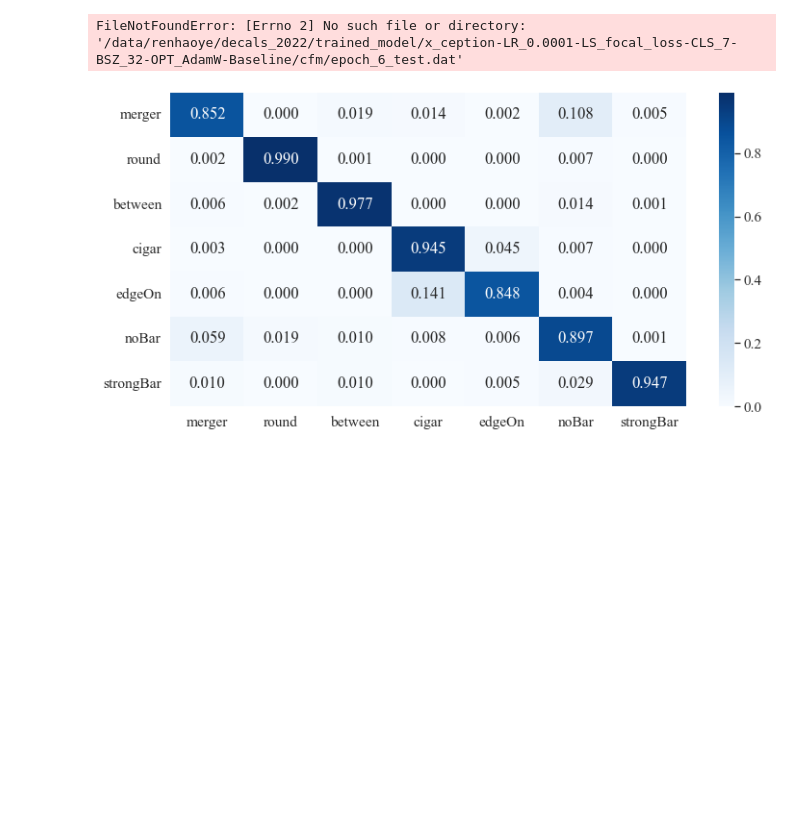
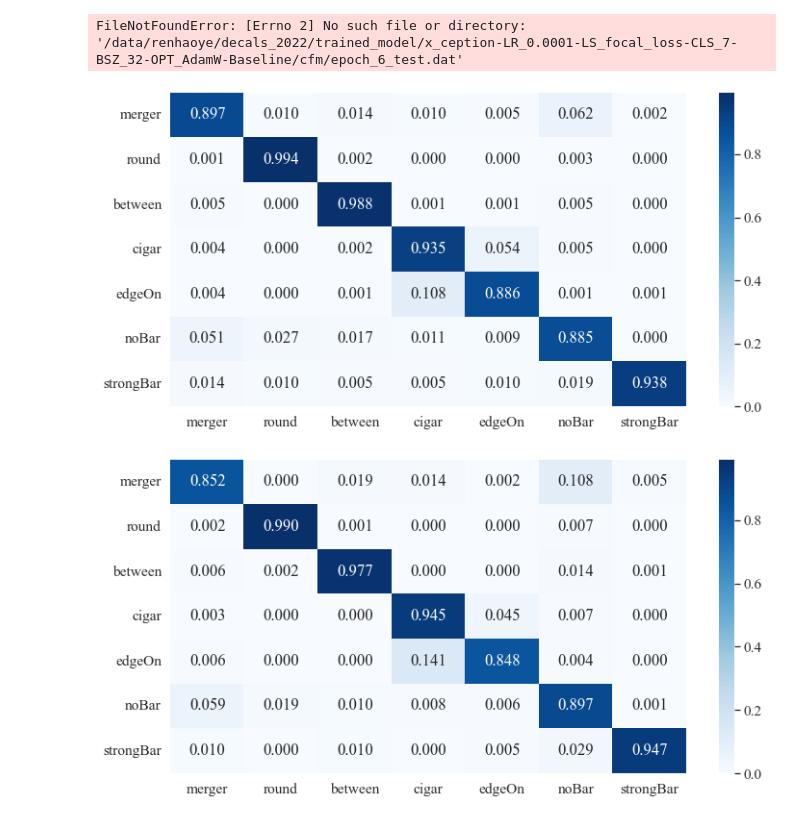
Before and after one commit to Astro-Astre/Pixel-based_DeepLearningTechnic, a Jupyter notebook: plt/plot.ipynb, the cells around one changed output. Saved outputs shown, nothing was run; the diff lists cells and outputs as text; code cells hidden in the pictures; blank space fills up the shorter version.

```diff
--- a/plt/plot.ipynb
+++ b/plt/plot.ipynb
@@ -849,6 +817,14 @@ plt.figure(figsize=(12, 6))
 cf_map(data)
 # %% [output]
 FileNotFoundError: [Errno 2] No such file or directory: '/data/renhaoye/decals_2022/trained_model/x_ception-LR_0.0001-LS_focal_loss-CLS_7-BSZ_32-OPT_AdamW-Baseline/cfm/epoch_6_test.dat'
+# %%
+
+with open("/data/renhaoye/decals_2022/trained_model/x_ception-LR_0.0001-LS_focal_loss-CLS_7-BSZ_32-OPT_AdamW-BEST_2/cfm/epoch_5_test.dat", "rb") as r:
+    data = pickle.load(r)
+plt.figure(figsize=(12, 6))
+cf_map(data)
+# %% [output]
+[figure, added]
 # %%
 with open("/data/renhaoye/decals_2022/trained_model/x_ception-LR_0.0001-LS_focal_loss-CLS_7-BSZ_32-OPT_AdamW-BEST_2/cfm/epoch_20_test.dat", "rb") as r:
     data = pickle.load(r)
```
Also changed, not shown: parts of 21 cells of this notebook, 6 other files.
